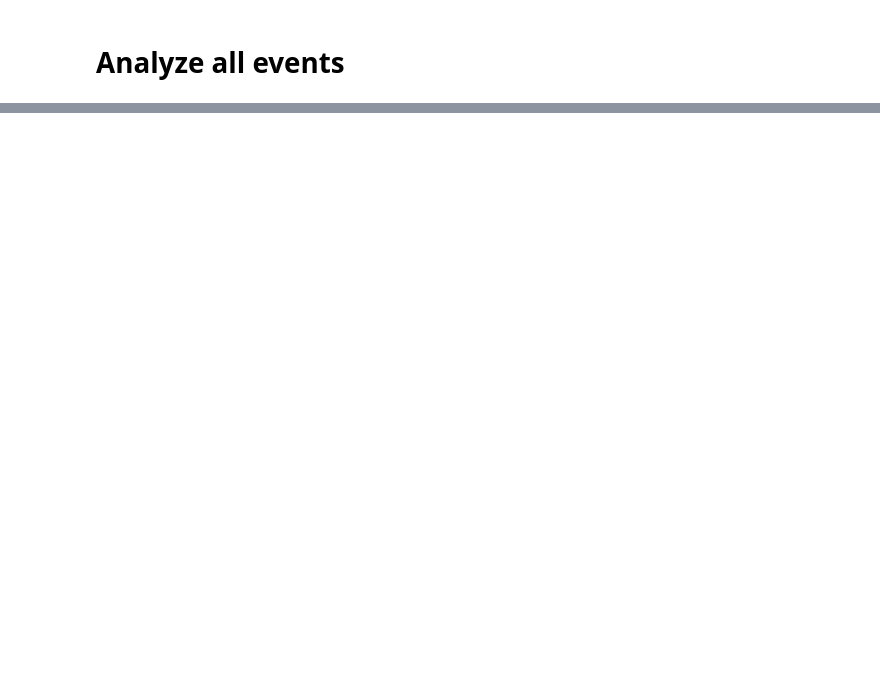
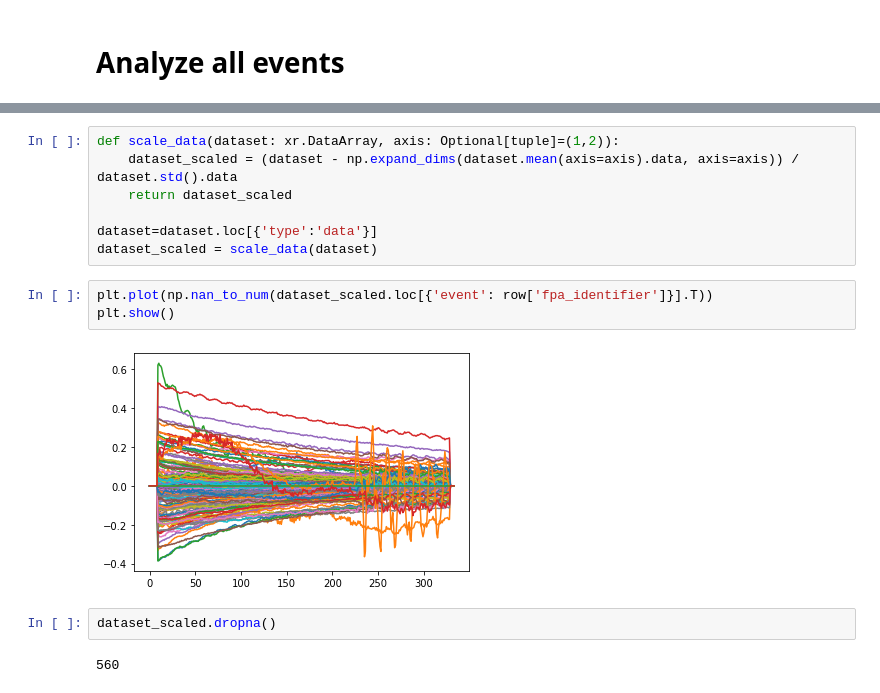
Before and after one commit to cobermai/lhc_anomaly_detection, a Jupyter notebook: notebooks/RB_FPA_analysis_prim_quench.ipynb, the cells around one changed output, grey strips where cells are left out. Saved outputs shown, nothing was run; the diff lists cells and outputs as text; blank space fills up the shorter version.

```diff
--- a/notebooks/RB_FPA_analysis_prim_quench.ipynb
+++ b/notebooks/RB_FPA_analysis_prim_quench.ipynb
@@ -333,0 +248,16 @@ xr.concat(dataset, dim="event")
+# %%
+def scale_data(dataset: xr.DataArray, axis: Optional[tuple]=(1,2)):
+    dataset_scaled = (dataset - np.expand_dims(dataset.mean(axis=axis).data, axis=axis)) / dataset.std().data
+    return dataset_scaled
+
+dataset=dataset.loc[{'type':'data'}]
+dataset_scaled = scale_data(dataset)
+# %%
+plt.plot(np.nan_to_num(dataset_scaled.loc[{'event': row['fpa_identifier']}].T))
+plt.show()
+# %% [output]
+[figure, added]
+# %%
+dataset_scaled.dropna()
+# %% [output]
+560
```
Also changed, not shown: parts of 21 cells of this notebook, 12 other files.
